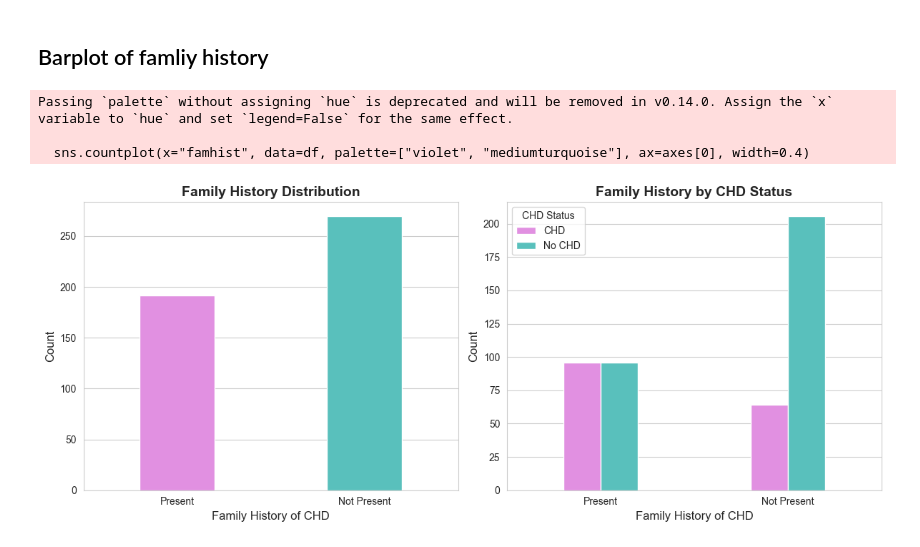
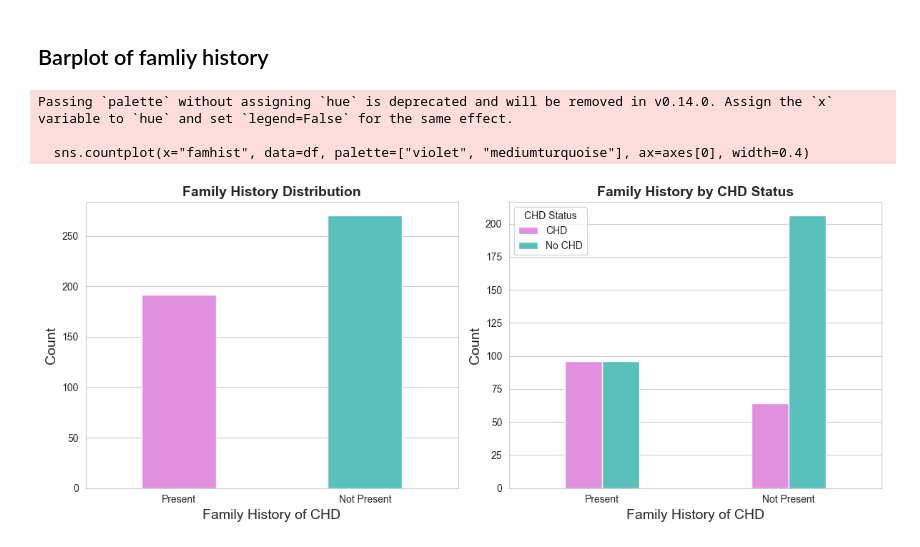
Before and after one commit to trinesoe/02450_Project1, a Jupyter notebook: visualizations.ipynb, the cells around one changed output. Cells and saved outputs as stored; diff of their text form; code cells hidden in the pictures.

```diff
--- a/visualizations.ipynb
+++ b/visualizations.ipynb
@@ -236,33 +236,33 @@ Passing `palette` without assigning `hue` is deprecated and will be removed in v
 # %%
 # Set Seaborn style
 sns.set_style("whitegrid")
 
 # Rename famhist and chd values for better readability
 df["famhist"] = df["famhist"].replace({0: "Not Present", 1: "Present"})
 df["chd"] = df["chd"].replace({0: "No CHD", 1: "CHD"})
 
 # Create figure with two subplots
 fig, axes = plt.subplots(1, 2, figsize=(12, 5))
 
 # --- First plot: Family history count ---
 sns.countplot(x="famhist", data=df, palette=["violet", "mediumturquoise"], ax=axes[0], width=0.4)
-axes[0].set_xlabel("Family History of CHD", fontsize=12)
-axes[0].set_ylabel("Count", fontsize=12)
+axes[0].set_xlabel("Family History of CHD", fontsize=14)
+axes[0].set_ylabel("Count", fontsize=14)
 axes[0].set_title("Family History Distribution", fontsize=14, fontweight="bold")
 
 # --- Second plot: Family history grouped by CHD ---
 sns.countplot(x="famhist", hue="chd", data=df, palette=["violet", "mediumturquoise"], ax=axes[1], width=0.4)
-axes[1].set_xlabel("Family History of CHD", fontsize=12)
-axes[1].set_ylabel("Count", fontsize=12)
+axes[1].set_xlabel("Family History of CHD", fontsize=14)
+axes[1].set_ylabel("Count", fontsize=14)
 axes[1].set_title("Family History by CHD Status", fontsize=14, fontweight="bold")
 axes[1].legend(title="CHD Status")
 
 # Adjust layout
 plt.tight_layout()
 plt.savefig("plots/family_history.png")
 plt.show()
 # %% [output]
 Passing `palette` without assigning `hue` is deprecated and will be removed in v0.14.0. Assign the `x` variable to `hue` and set `legend=False` for the same effect.
 
   sns.countplot(x="famhist", data=df, palette=["violet", "mediumturquoise"], ax=axes[0], width=0.4)
-[figure, old version]
+[figure, new version]
```
Also changed, not shown: parts of 3 cells of this notebook.
